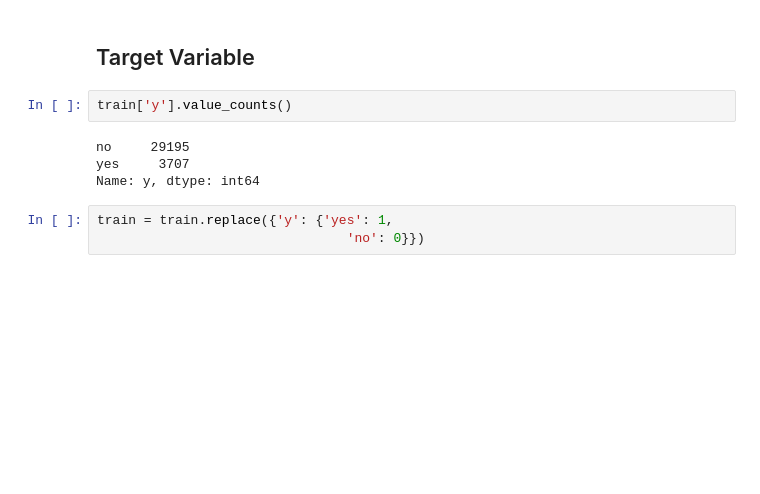
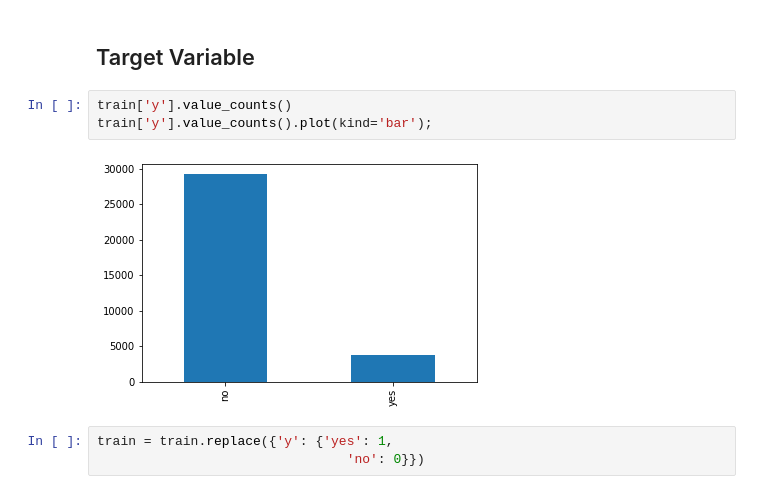
Before and after one commit to rsdevanathan/Customer_Subscription, a Jupyter notebook: Customer_Subscription_EDA.ipynb, the cells around one changed output. Saved outputs shown, nothing was run; the diff lists cells and outputs as text; blank space fills up the shorter version.

```diff
--- a/Customer_Subscription_EDA.ipynb
+++ b/Customer_Subscription_EDA.ipynb
@@ -50,10 +50,9 @@ dtype: int64
 ## Target Variable
 # %%
 train['y'].value_counts()
+train['y'].value_counts().plot(kind='bar');
 # %% [output]
-no     29195
-yes     3707
-Name: y, dtype: int64
+[figure, added]
 # %%
 train = train.replace({'y': {'yes': 1,
                                 'no': 0}})
```
Also changed, not shown: parts of 1 cell of this notebook, 6 other files.
